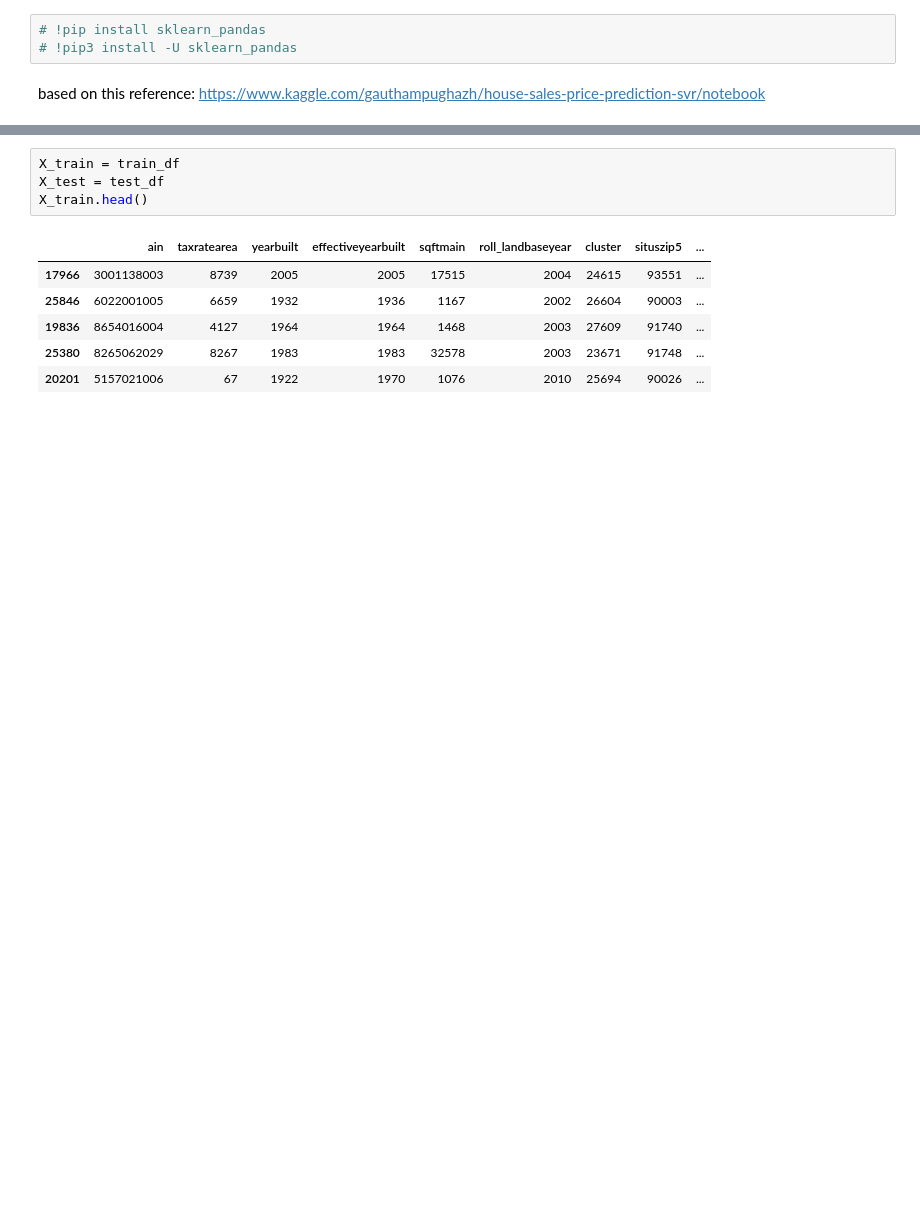
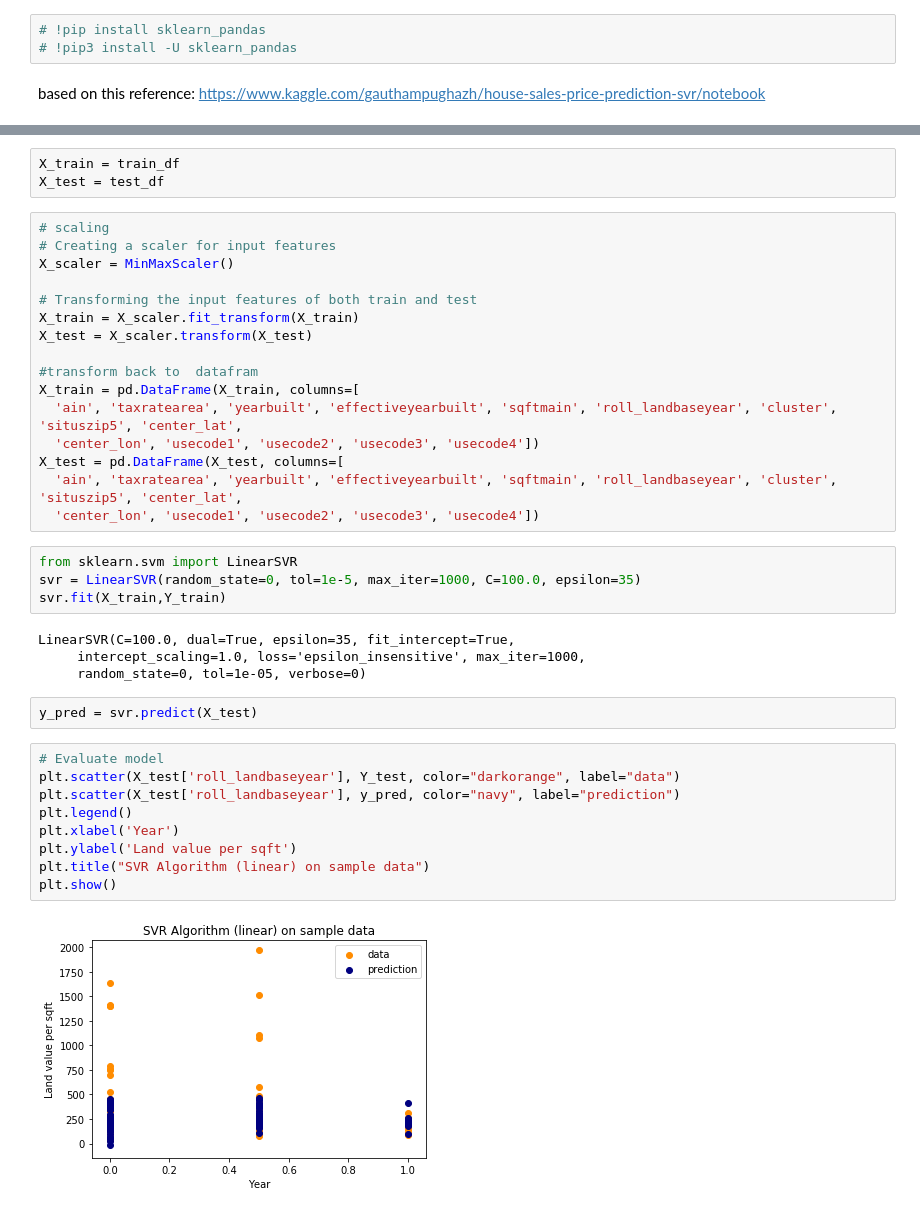
Before and after one commit to kripeshr22/MappingDemo, a Jupyter notebook: data/SVR/SVR_vs_other_models.ipynb, the cells around one changed output, grey strips where cells are left out. Drawn from its saved outputs; the diff is of its cells as text; blank space fills up the shorter version.

Commit message:
svr model with ~350 rows

```diff
--- a/data/SVR/SVR_vs_other_models.ipynb
+++ b/data/SVR/SVR_vs_other_models.ipynb
@@ -145,11 +159,40 @@ train_df = train_df.drop(['roll_landvalue'], axis=1)
 # %%
 X_train = train_df
 X_test = test_df
-X_train.head()
-# %% [output]
-|  | ain | taxratearea | yearbuilt | effectiveyearbuilt | sqftmain | roll_landbaseyear | cluster | situszip5 | ... |
-| 17966 | 3001138003 | 8739 | 2005 | 2005 | 17515 | 2004 | 24615 | 93551 | ... |
-| 25846 | 6022001005 | 6659 | 1932 | 1936 | 1167 | 2002 | 26604 | 90003 | ... |
-| 19836 | 8654016004 | 4127 | 1964 | 1964 | 1468 | 2003 | 27609 | 91740 | ... |
-| 25380 | 8265062029 | 8267 | 1983 | 1983 | 32578 | 2003 | 23671 | 91748 | ... |
-| 20201 | 5157021006 | 67 | 1922 | 1970 | 1076 | 2010 | 25694 | 90026 | ... |
+# %%
+# scaling
+# Creating a scaler for input features
+X_scaler = MinMaxScaler()
+
+# Transforming the input features of both train and test
+X_train = X_scaler.fit_transform(X_train)
+X_test = X_scaler.transform(X_test)
+
+#transform back to  datafram
+X_train = pd.DataFrame(X_train, columns=[
+  'ain', 'taxratearea', 'yearbuilt', 'effectiveyearbuilt', 'sqftmain', 'roll_landbaseyear', 'cluster', 'situszip5', 'center_lat',
+  'center_lon', 'usecode1', 'usecode2', 'usecode3', 'usecode4'])
+X_test = pd.DataFrame(X_test, columns=[
+  'ain', 'taxratearea', 'yearbuilt', 'effectiveyearbuilt', 'sqftmain', 'roll_landbaseyear', 'cluster', 'situszip5', 'center_lat',
+  'center_lon', 'usecode1', 'usecode2', 'usecode3', 'usecode4'])
+# %%
+from sklearn.svm import LinearSVR
+svr = LinearSVR(random_state=0, tol=1e-5, max_iter=1000, C=100.0, epsilon=35)
+svr.fit(X_train,Y_train)
+# %% [output]
+LinearSVR(C=100.0, dual=True, epsilon=35, fit_intercept=True,
+     intercept_scaling=1.0, loss='epsilon_insensitive', max_iter=1000,
+     random_state=0, tol=1e-05, verbose=0)
+# %%
+y_pred = svr.predict(X_test)
+# %%
+# Evaluate model
+plt.scatter(X_test['roll_landbaseyear'], Y_test, color="darkorange", label="data")
+plt.scatter(X_test['roll_landbaseyear'], y_pred, color="navy", label="prediction")
+plt.legend()
+plt.xlabel('Year')
+plt.ylabel('Land value per sqft')
+plt.title("SVR Algorithm (linear) on sample data")
+plt.show()
+# %% [output]
+[figure, added]
```
Also changed, not shown: parts of 12 cells of this notebook.
